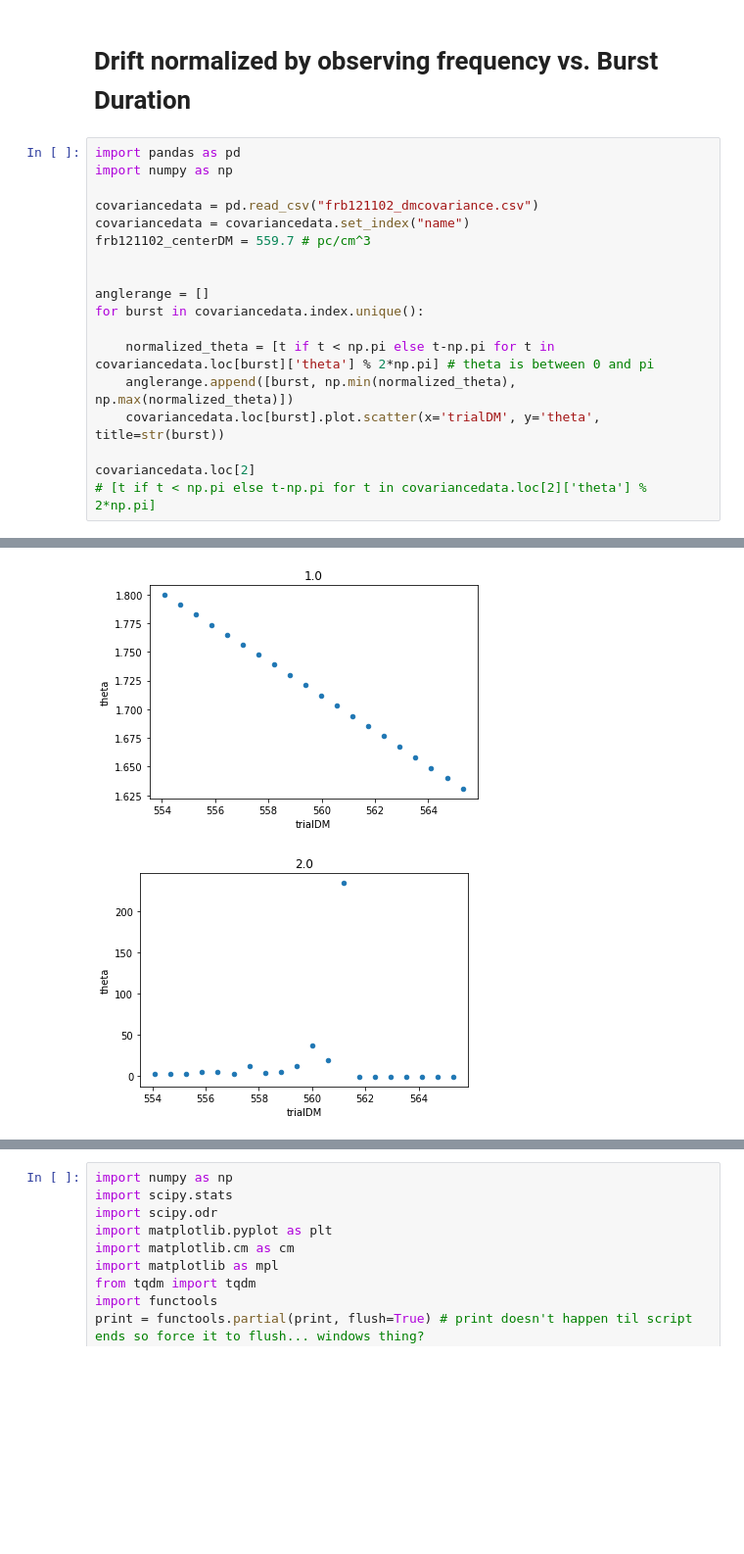
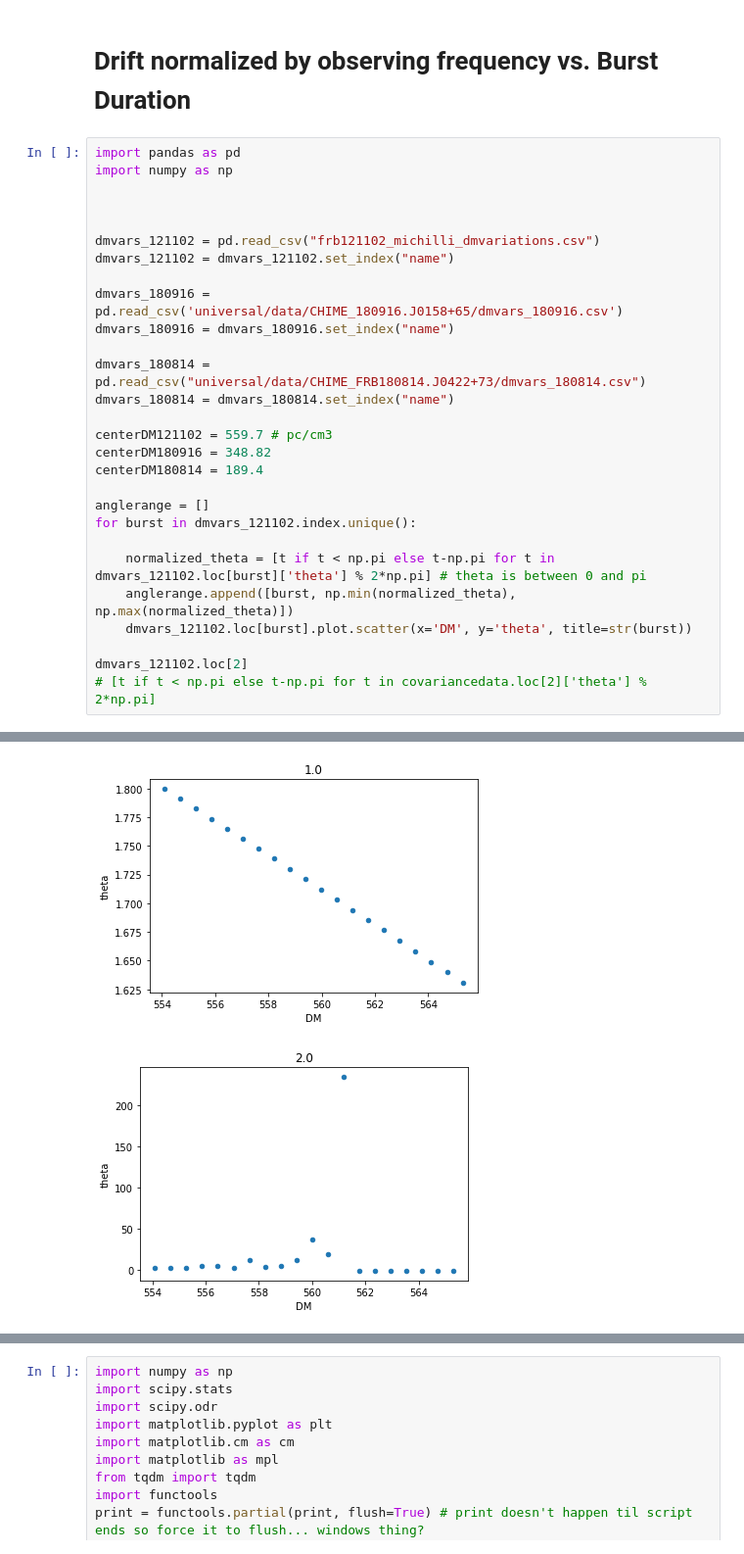
Before and after one commit to mef51/subdriftlaw, a Jupyter notebook: DMvsDrift.ipynb, the cells around one changed output, grey strips where cells are left out. Shown at 98% size. Drawn from its saved outputs; the diff is of its cells as text; blank space fills up the shorter version.

Commit message:
compile and load dm variation data

```diff
--- a/DMvsDrift.ipynb
+++ b/DMvsDrift.ipynb
@@ -4,18 +4,28 @@
 import pandas as pd
 import numpy as np
 
-covariancedata = pd.read_csv("frb121102_dmcovariance.csv")
-covariancedata = covariancedata.set_index("name")
-frb121102_centerDM = 559.7 # pc/cm^3
 
 
+dmvars_121102 = pd.read_csv("frb121102_michilli_dmvariations.csv")
+dmvars_121102 = dmvars_121102.set_index("name")
+
+dmvars_180916 = pd.read_csv('universal/data/CHIME_180916.J0158+65/dmvars_180916.csv')
+dmvars_180916 = dmvars_180916.set_index("name")
+
+dmvars_180814 = pd.read_csv("universal/data/CHIME_FRB180814.J0422+73/dmvars_180814.csv")
+dmvars_180814 = dmvars_180814.set_index("name")
+
+centerDM121102 = 559.7 # pc/cm3
+centerDM180916 = 348.82
+centerDM180814 = 189.4
+
 anglerange = []
-for burst in covariancedata.index.unique():
+for burst in dmvars_121102.index.unique():
 
-    normalized_theta = [t if t < np.pi else t-np.pi for t in covariancedata.loc[burst]['theta'] % 2*np.pi] # theta is between 0 and pi
+    normalized_theta = [t if t < np.pi else t-np.pi for t in dmvars_121102.loc[burst]['theta'] % 2*np.pi] # theta is between 0 and pi
     anglerange.append([burst, np.min(normalized_theta), np.max(normalized_theta)])
-    covariancedata.loc[burst].plot.scatter(x='trialDM', y='theta', title=str(burst))
+    dmvars_121102.loc[burst].plot.scatter(x='DM', y='theta', title=str(burst))
 
-covariancedata.loc[2]
+dmvars_121102.loc[2]
 # [t if t < np.pi else t-np.pi for t in covariancedata.loc[2]['theta'] % 2*np.pi]
 # %% [output]
@@ -23,19 +33,19 @@ covariancedata.loc[2]
 | name |  |  |  |  |  |  |  |  |  |  | ... |
 | 2.0 | 1 | 554.103000 | -523.192968 | 0.325425 | 81.459955 | 512.492739 | 512.480978 | 181.111286 | 43.830037 | 1.854573 | ... |
 | 2.0 | 15 | 554.692158 | -539.869375 | 0.347051 | 81.446010 | 512.492733 | 512.487604 | 180.696518 | 43.943243 | 1.846250 | ... |
 | 2.0 | 29 | 555.281316 | -556.904803 | 0.368454 | 81.484384 | 512.493254 | 512.475564 | 180.316092 | 44.013651 | 1.838226 | ... |
 | 2.0 | 43 | 555.870474 | -576.681853 | 0.394859 | 81.495295 | 512.493046 | 512.487994 | 179.921267 | 44.098165 | 4.971057 | ... |
 | 2.0 | 57 | 556.459632 | -597.093127 | 0.423388 | 81.489314 | 512.493452 | 512.510366 | 179.543362 | 44.182993 | 4.962585 | ... |
 | 2.0 | 71 | 557.048789 | -618.866956 | 0.453788 | 81.518695 | 512.493611 | 512.475387 | 179.181446 | 44.261598 | 1.812535 | ... |
 | 2.0 | 85 | 557.637947 | -641.849072 | 0.489967 | 81.506377 | 512.493628 | 512.474689 | 178.846199 | 44.356964 | 11.228973 | ... |
 | 2.0 | 99 | 558.227105 | -668.418418 | 0.532112 | 81.459256 | 512.493899 | 512.473503 | 44.445442 | 178.462963 | 3.366029 | ... |
 | 2.0 | 113 | 558.816263 | -695.251927 | 0.573410 | 81.527992 | 512.493907 | 512.448148 | 178.116569 | 44.501842 | 4.928435 | ... |
 | 2.0 | 127 | 559.405421 | -723.157311 | 0.621611 | 81.508279 | 512.494376 | 512.461877 | 177.811594 | 44.570783 | 11.203526 | ... |
 | ... | ... | ... | ... | ... | ... | ... | ... | ... | ... | ... | ... |
 | 2.0 | 211 | 562.940368 | -976.435832 | 1.134309 | 81.505207 | 512.493931 | 512.468962 | 176.130169 | 44.970789 | -1.415780 | ... |
 | 2.0 | 225 | 563.529526 | -1037.058862 | 1.278385 | 81.490864 | 512.494711 | 512.500788 | 175.916521 | 45.027055 | -1.424709 | ... |
 | 2.0 | 239 | 564.118684 | -1108.953317 | 1.458022 | 81.486651 | 512.494665 | 512.458151 | 175.712695 | 45.080692 | -1.434059 | ... |
 | 2.0 | 253 | 564.707842 | -1183.963380 | 1.666619 | 81.506394 | 512.494833 | 512.491073 | 175.503892 | 45.109475 | -1.442624 | ... |
 | 2.0 | 267 | 565.297000 | -1275.103257 | 1.933777 | 81.491483 | 512.494725 | 512.497411 | 175.283827 | 45.173706 | -1.451696 | ... |
-[figure, old version]
+[figure, new version]
-[figure, old version]
+[figure, new version]
```
Also changed, not shown: parts of 1 cell of this notebook, 7 other files.
